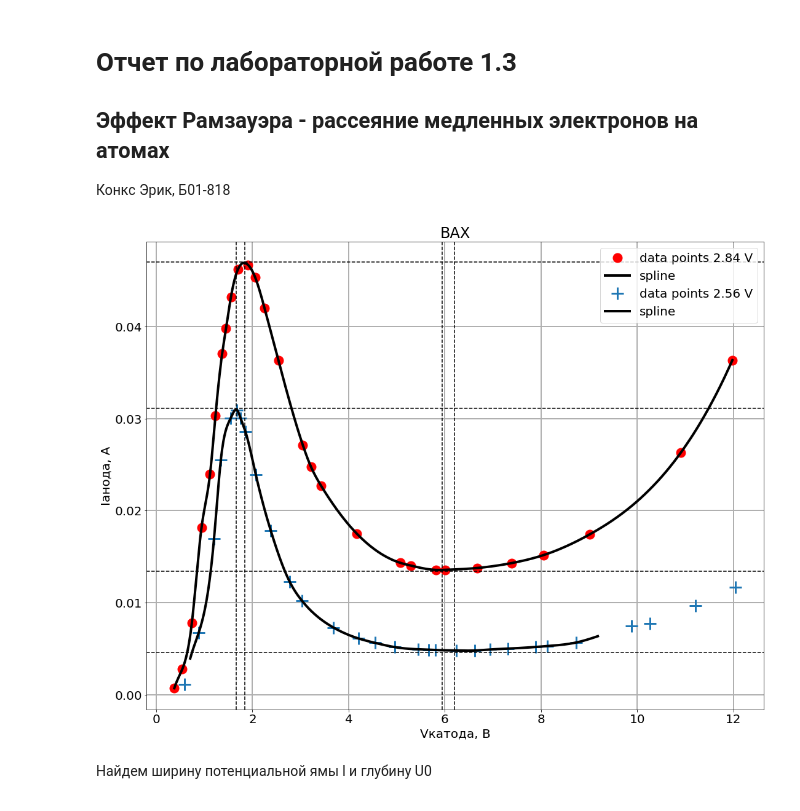
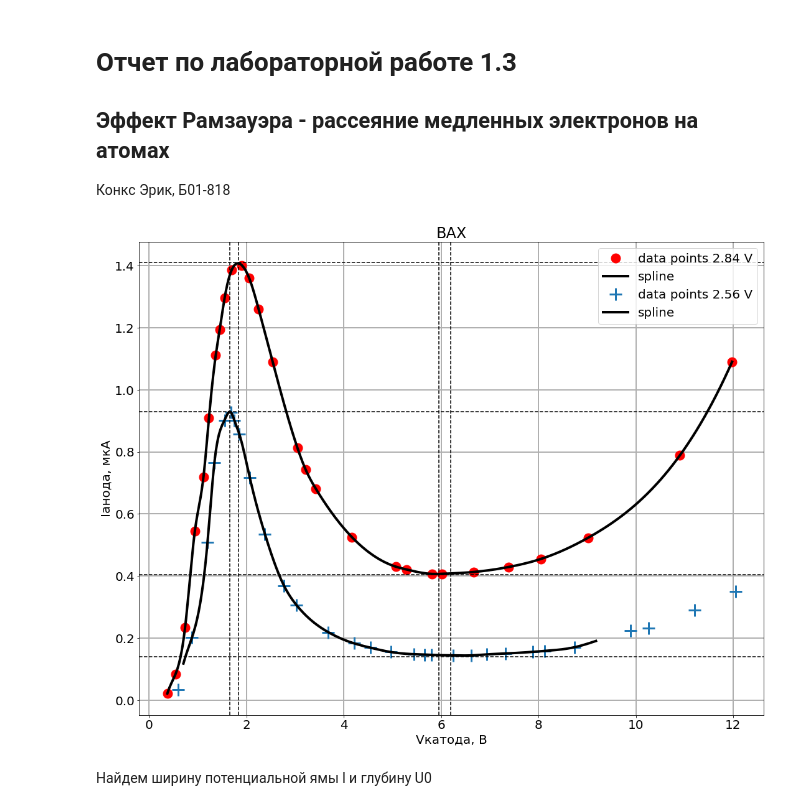
Before and after one commit to exucutional/quant_phys_lab, a Jupyter notebook: 1.3/ramsauer.ipynb, the cells around one changed output. Saved outputs shown, nothing was run; the diff lists cells and outputs as text; code cells hidden in the pictures.

```diff
--- a/1.3/ramsauer.ipynb
+++ b/1.3/ramsauer.ipynb
@@ -42,7 +42,7 @@ Vk1 = [0.375, 0.54, 0.74, 0.94, 1.117, 1.23, 1.37, 1.45, 1.553, 1.695, 1.905, 2.
        3.048, 3.217, 3.426, 4.168, 5.069, 5.287, 5.810, 6.012, 6.671, 7.390, 8.052, 9.018, 10.902, 11.978]
 Va1 = [2.12, 8.28, 23.45, 54.4, 71.85, 90.87, 111.15, 119.3, 129.66, 138.51, 140.10, 135.90, 126.0, 108.9,
        81.27, 74.26, 68.1, 52.5, 43.0, 42.1, 40.67, 40.7, 41.29, 42.9, 45.5, 52.3, 78.8, 109.0]
-R = 100 * 10*3
+R = 100
 Ia1 = [Va / R for Va in Va1]
 Vk2 = [0.591, 0.882, 1.2, 1.342, 1.679, 1.751, 1.550, 1.853, 2.07, 2.38, 2.77, 3.025,
        3.683, 4.21, 4.549, 4.964, 5.445, 5.665, 5.80, 6.243, 6.615, 6.937, 7.316, 7.883,
@@ -73,7 +73,7 @@ l_st1_err1 = h*32*m*e*np.sqrt(5)*div*Vmin1_err/np.sqrt(32*m*e*(Vmin1-Vmax1))**3
 l_st1_err2 = h*32*m*e*np.sqrt(5)*div*Vmax1_err/np.sqrt(32*m*e*(Vmin1-Vmax1))**3
 l_st1_err = np.sqrt(l_st1_err1**2 + l_st1_err2**2)
 U0_st1 = 4/5*Vmin1 - 9/5*Vmax1
-U0_st1_err = 4/5*Vmin1_err + 9/5*div*Vmax1_err
+U0_st1_err = np.sqrt((4/5*Vmin1_err)**2 + (9/5*Vmax1_err)**2)
 
 lmax_st2 = h/2/np.sqrt(2*m*e*(Vmax2+U))
 lmax_st2_err = h*8*m*e*div*Vmax2_err/2/np.sqrt(2*m*e*(Vmax2+U))**3
@@ -84,29 +84,29 @@ l_st2_err1 = h*32*m*e*np.sqrt(5)*div*Vmin2_err/np.sqrt(32*m*e*(Vmin2-Vmax2))**3
 l_st2_err2 = h*32*m*e*np.sqrt(5)*div*Vmax2_err/np.sqrt(32*m*e*(Vmin2-Vmax2))**3
 l_st2_err = np.sqrt(l_st2_err1**2 + l_st2_err2**2)
 U0_st2 = 4/5*Vmin2 - 9/5*Vmax2
-U0_st2_err = 4/5*Vmin2_err + 9/5*Vmax2_err
+U0_st2_err = np.sqrt((4/5*Vmin2_err)**2 + (9/5*Vmax2_err)**2)
 # %%
 plot = plt.figure(num='ВАХ')
 plt.plot(Vk1, Ia1, 'ro', label='data points 2.84 V', markersize=15)
 plt.plot(xlin1, ylin1, color='black', linewidth=4, label='spline')
 plt.plot(Vk2, Ia2, '+', label='data points 2.56 V', markersize=20, mew=3)
 plt.plot(xlin2[10:750], ylin2[10:750], color='black', linewidth=4, label='spline')
-plt.axhline(y=0.0134, color="black", linestyle="--")
+plt.axhline(y=0.405, color="black", linestyle="--")
 plt.axvline(x=Vmin1, color="black", linestyle="--")
-plt.axhline(y=0.047, color="black", linestyle="--")
+plt.axhline(y=1.41, color="black", linestyle="--")
 plt.axvline(x=Vmax1, color="black", linestyle="--")
-plt.axhline(y=0.0046, color="black", linestyle="--")
+plt.axhline(y=0.14, color="black", linestyle="--")
 plt.axvline(x=Vmin2, color="black", linestyle="--")
-plt.axhline(y=0.0311, color="black", linestyle="--")
+plt.axhline(y=0.93, color="black", linestyle="--")
 plt.axvline(x=Vmax2, color="black", linestyle="--")
-plt.ylabel('Iанода, А')
+plt.ylabel('Iанода, мкА')
 plt.xlabel('Vкатода, В')
 plt.grid(linewidth=2)
 plt.legend()
 plt.title('ВАХ')
 plt.show()
 # %% [output]
-[figure, old version]
+[figure, new version]
 # %%
 def get_display_string(value, err):
     return '{:.2f} +- {:.2f}'.format(value*10**10, err*10**10)
```
Also changed, not shown: parts of 3 cells of this notebook, 1 other file.
